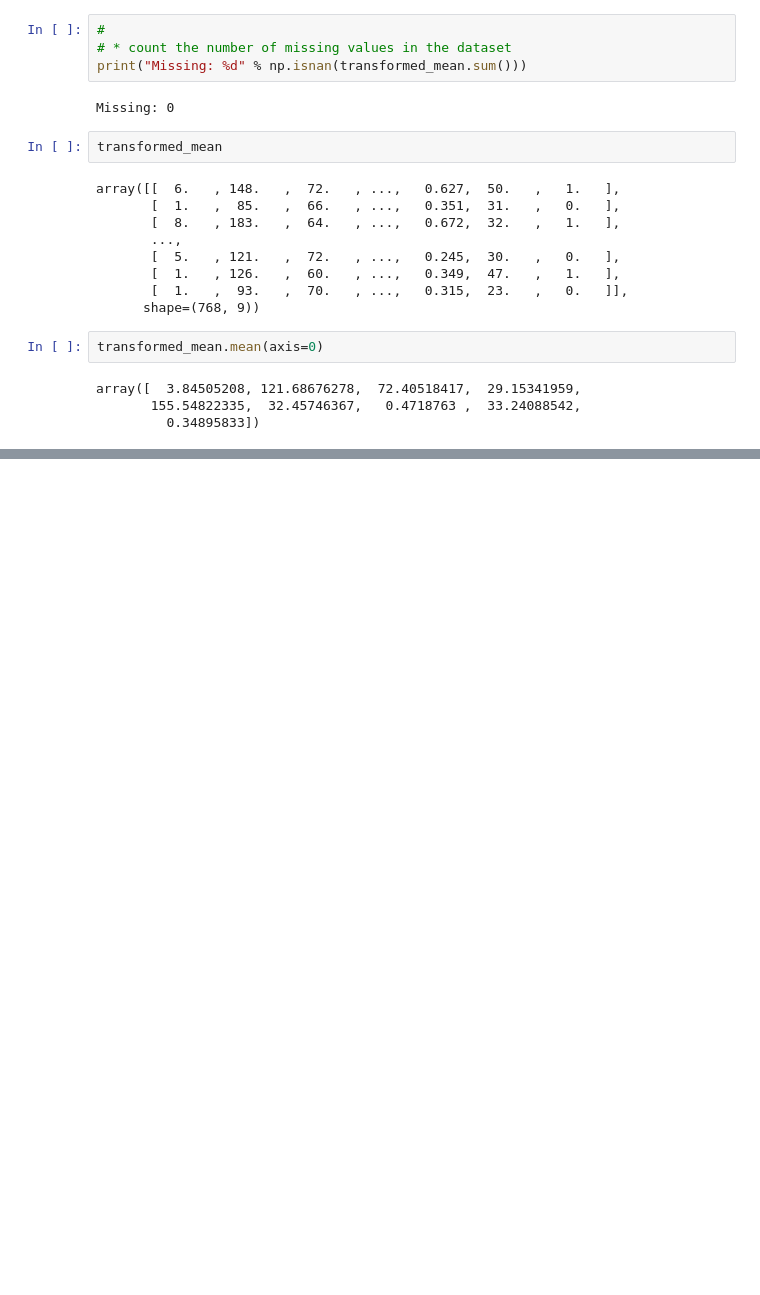
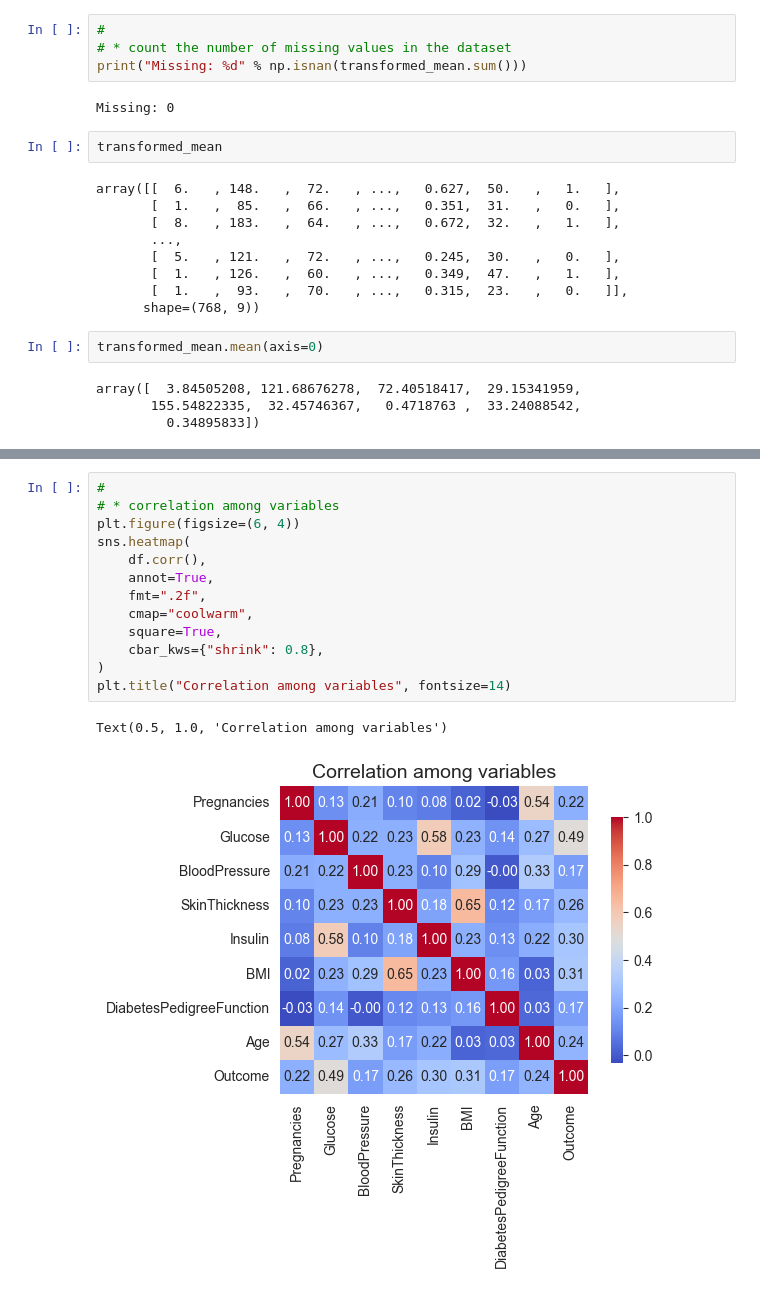
Before and after one commit to michaelhudson2205/INFS3081-Activities, a Jupyter notebook: Week_2/Activity-2-4.ipynb, the cells around one changed output, grey strips where cells are left out. Cells and saved outputs as stored; diff of their text form; blank space fills up the shorter version.

```diff
--- a/Week_2/Activity-2-4.ipynb
+++ b/Week_2/Activity-2-4.ipynb
@@ -259,0 +349,16 @@ If you're curious to learn more about how to handle missing data effectively, ch
+# %%
+#
+# * correlation among variables
+plt.figure(figsize=(6, 4))
+sns.heatmap(
+    df.corr(),
+    annot=True,
+    fmt=".2f",
+    cmap="coolwarm",
+    square=True,
+    cbar_kws={"shrink": 0.8},
+)
+plt.title("Correlation among variables", fontsize=14)
+# %% [output]
+Text(0.5, 1.0, 'Correlation among variables')
+[figure, added]
```
Also changed, not shown: parts of 21 cells of this notebook.
